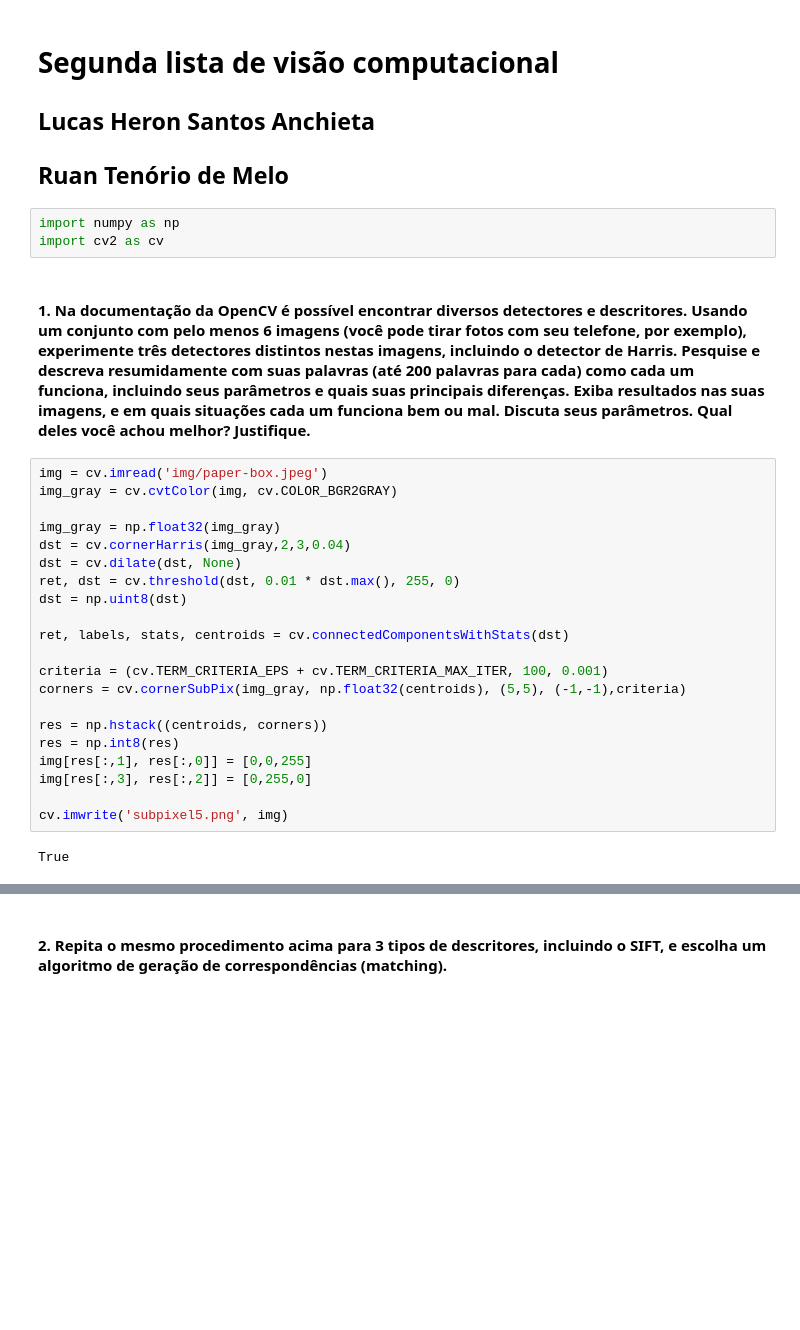
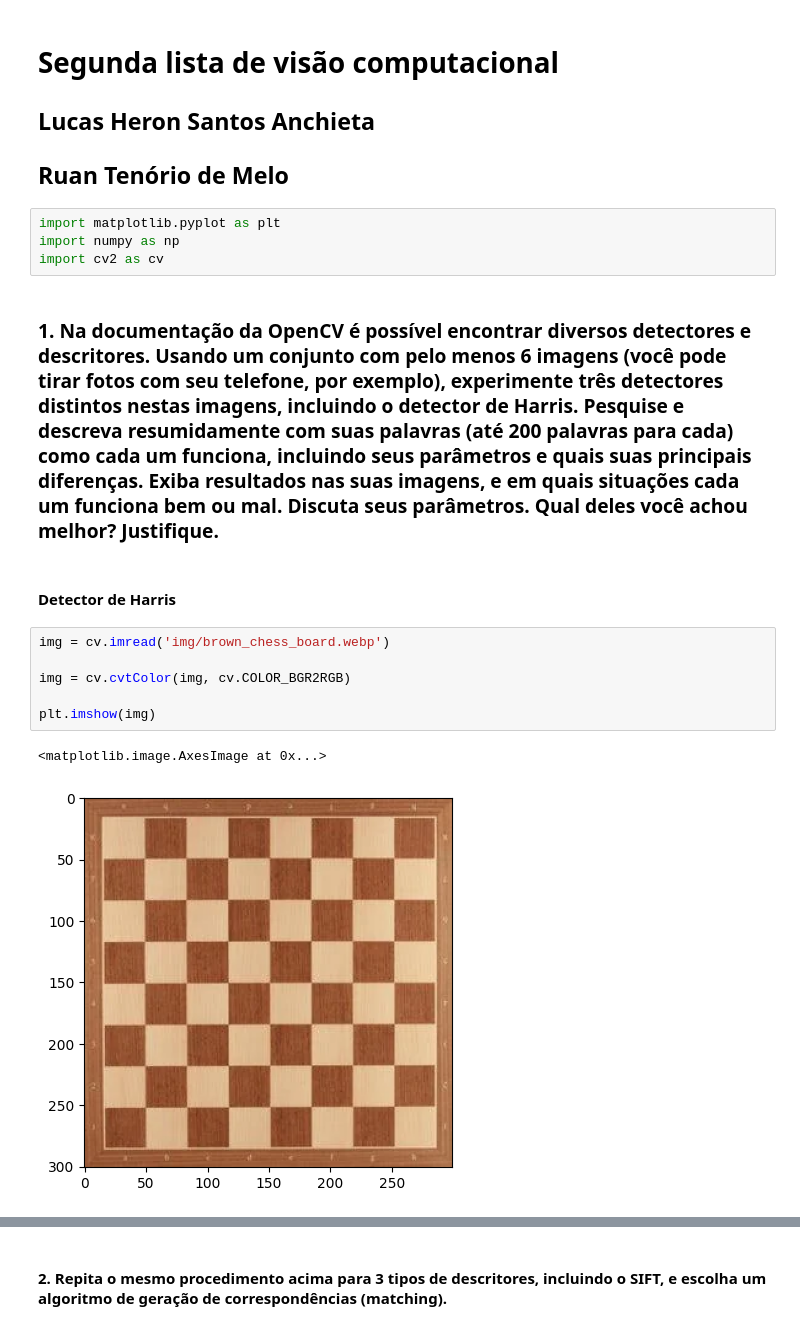
Before and after one commit to LukeHer0/visao_computacional, a Jupyter notebook: lista2/visao_computacional_lista_2.ipynb, the cells around one changed output, grey strips where cells are left out. Cells and saved outputs as stored; diff of their text form; blank space fills up the shorter version.

```diff
--- a/lista2/visao_computacional_lista_2.ipynb
+++ b/lista2/visao_computacional_lista_2.ipynb
@@ -4,30 +4,19 @@
 ## Lucas Heron Santos Anchieta
 ## Ruan Tenório de Melo
 # %%
+import matplotlib.pyplot as plt
 import numpy as np
 import cv2 as cv
 # %% [markdown]
-#### 1. Na documentação da OpenCV é possível encontrar diversos detectores e descritores. Usando um conjunto com pelo menos 6 imagens (você pode tirar fotos com seu telefone, por exemplo), experimente três detectores distintos nestas imagens, incluindo o detector de Harris. Pesquise e descreva resumidamente com suas palavras (até 200 palavras para cada) como cada um funciona, incluindo seus parâmetros e quais suas principais diferenças. Exiba resultados nas suas imagens, e em quais situações cada um funciona bem ou mal. Discuta seus parâmetros. Qual deles você achou melhor? Justifique.
+### 1. Na documentação da OpenCV é possível encontrar diversos detectores e descritores. Usando um conjunto com pelo menos 6 imagens (você pode tirar fotos com seu telefone, por exemplo), experimente três detectores distintos nestas imagens, incluindo o detector de Harris. Pesquise e descreva resumidamente com suas palavras (até 200 palavras para cada) como cada um funciona, incluindo seus parâmetros e quais suas principais diferenças. Exiba resultados nas suas imagens, e em quais situações cada um funciona bem ou mal. Discuta seus parâmetros. Qual deles você achou melhor? Justifique.
-# %%
-img = cv.imread('img/paper-box.jpeg')
-img_gray = cv.cvtColor(img, cv.COLOR_BGR2GRAY)
-
-img_gray = np.float32(img_gray)
-dst = cv.cornerHarris(img_gray,2,3,0.04)
-dst = cv.dilate(dst, None)
-ret, dst = cv.threshold(dst, 0.01 * dst.max(), 255, 0)
-dst = np.uint8(dst)
-
-ret, labels, stats, centroids = cv.connectedComponentsWithStats(dst)
-
-criteria = (cv.TERM_CRITERIA_EPS + cv.TERM_CRITERIA_MAX_ITER, 100, 0.001)
-corners = cv.cornerSubPix(img_gray, np.float32(centroids), (5,5), (-1,-1),criteria)
-
-res = np.hstack((centroids, corners))
-res = np.int8(res)
-img[res[:,1], res[:,0]] = [0,0,255]
-img[res[:,3], res[:,2]] = [0,255,0]
-
-cv.imwrite('subpixel5.png', img)
-# %% [output]
-True
+# %% [markdown]
+#### Detector de Harris
+# %%
+img = cv.imread('img/brown_chess_board.webp')
+
+img = cv.cvtColor(img, cv.COLOR_BGR2RGB)
+
+plt.imshow(img)
+# %% [output]
+<matplotlib.image.AxesImage at 0x...>
+[figure, added]
```
Also changed, not shown: parts of 12 cells of this notebook, 2 other files.
